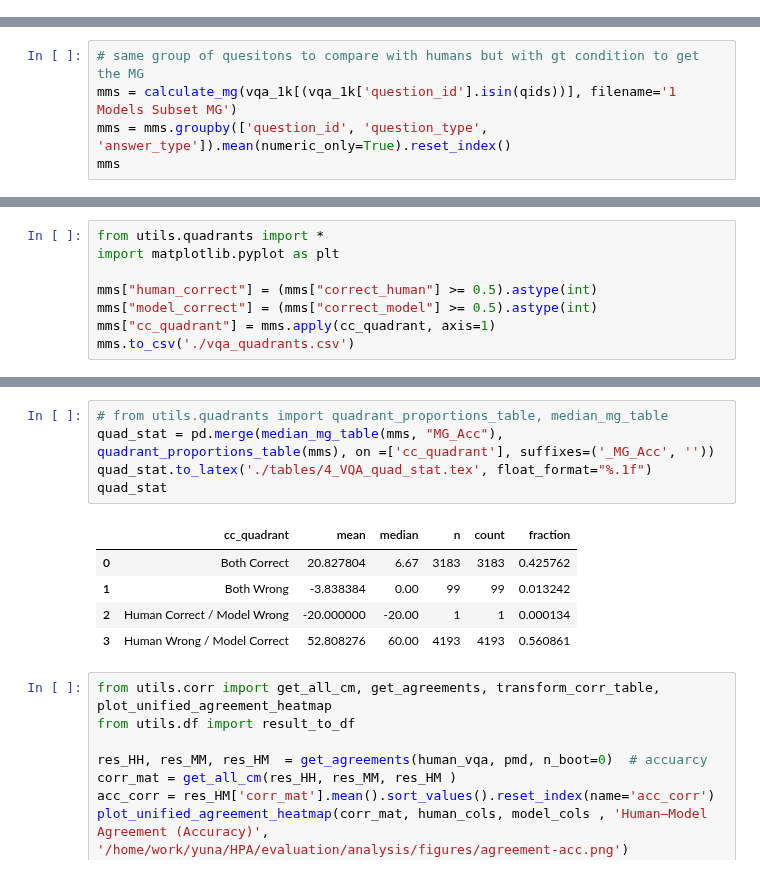
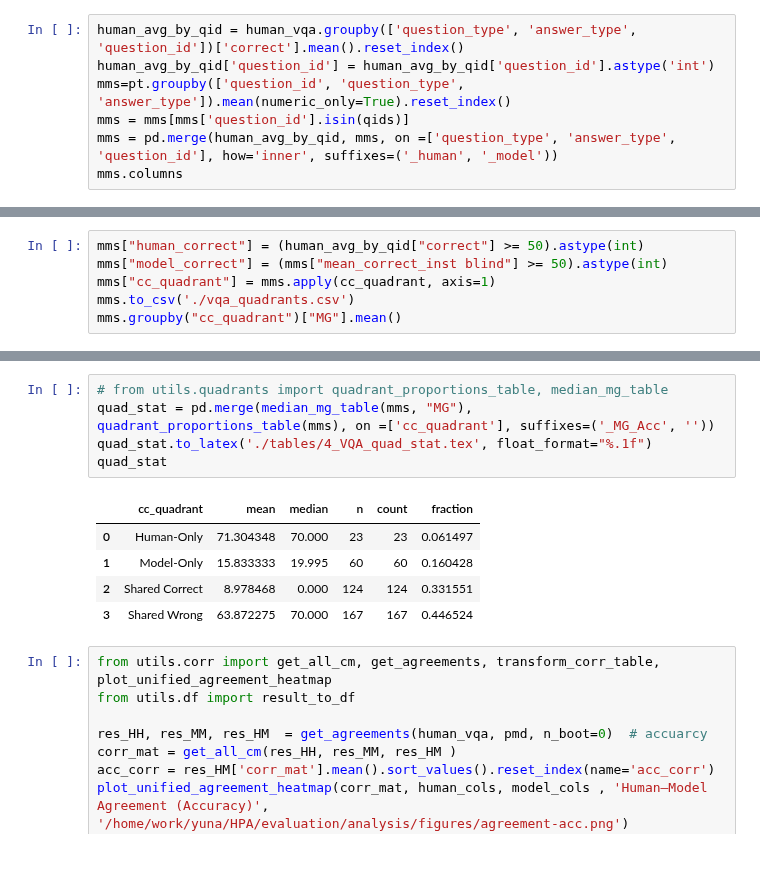
Before and after one commit to unolop/HPA, a Jupyter notebook: evaluation/analysis/A1_vqa.ipynb, the cells around one changed output, grey strips where cells are left out. Saved outputs shown, nothing was run; the diff lists cells and outputs as text.

```diff
--- a/evaluation/analysis/A1_vqa.ipynb
+++ b/evaluation/analysis/A1_vqa.ipynb
@@ -91,0 +103,7 @@ print(vqa_1k.condition.unique(),'condition mapped to-> ', model_vqa.condition.un
+# %%
+human_avg_by_qid = human_vqa.groupby(['question_type', 'answer_type', 'question_id'])['correct'].mean().reset_index()
+human_avg_by_qid['question_id'] = human_avg_by_qid['question_id'].astype('int')
+mms=pt.groupby(['question_id', 'question_type', 'answer_type']).mean(numeric_only=True).reset_index()
+mms = mms[mms['question_id'].isin(qids)]
+mms = pd.merge(human_avg_by_qid, mms, on =['question_type', 'answer_type', 'question_id'], how='inner', suffixes=('_human', '_model'))
+mms.columns
@@ -159,5 +147,0 @@ ag
-# %%
-# same group of quesitons to compare with humans but with gt condition to get the MG
-mms = calculate_mg(vqa_1k[(vqa_1k['question_id'].isin(qids))], filename='1 Models Subset MG')
-mms = mms.groupby(['question_id', 'question_type', 'answer_type']).mean(numeric_only=True).reset_index()
-mms
@@ -178,8 +164,6 @@ mms
 # %%
-from utils.quadrants import *
-import matplotlib.pyplot as plt
-
-mms["human_correct"] = (mms["correct_human"] >= 0.5).astype(int)
-mms["model_correct"] = (mms["correct_model"] >= 0.5).astype(int)
+mms["human_correct"] = (human_avg_by_qid["correct"] >= 50).astype(int)
+mms["model_correct"] = (mms["mean_correct_inst blind"] >= 50).astype(int)
 mms["cc_quadrant"] = mms.apply(cc_quadrant, axis=1)
 mms.to_csv('./vqa_quadrants.csv')
+mms.groupby("cc_quadrant")["MG"].mean()
@@ -233,14 +212,14 @@ pd.concat(examples).to_csv('./tables/4-quadrant-ex.csv')
 # %%
 # from utils.quadrants import quadrant_proportions_table, median_mg_table
-quad_stat = pd.merge(median_mg_table(mms, "MG_Acc"), quadrant_proportions_table(mms), on =['cc_quadrant'], suffixes=('_MG_Acc', ''))
+quad_stat = pd.merge(median_mg_table(mms, "MG"), quadrant_proportions_table(mms), on =['cc_quadrant'], suffixes=('_MG_Acc', ''))
 quad_stat.to_latex('./tables/4_VQA_quad_stat.tex', float_format="%.1f")
 quad_stat
 # %% [output]
 |  | cc_quadrant | mean | median | n | count | fraction |
-| 0 | Both Correct | 20.827804 | 6.67 | 3183 | 3183 | 0.425762 |
-| 1 | Both Wrong | -3.838384 | 0.00 | 99 | 99 | 0.013242 |
-| 2 | Human Correct / Model Wrong | -20.000000 | -20.00 | 1 | 1 | 0.000134 |
-| 3 | Human Wrong / Model Correct | 52.808276 | 60.00 | 4193 | 4193 | 0.560861 |
+| 0 | Human-Only | 71.304348 | 70.000 | 23 | 23 | 0.061497 |
+| 1 | Model-Only | 15.833333 | 19.995 | 60 | 60 | 0.160428 |
+| 2 | Shared Correct | 8.978468 | 0.000 | 124 | 124 | 0.331551 |
+| 3 | Shared Wrong | 63.872275 | 70.000 | 167 | 167 | 0.446524 |
 # %%
 from utils.corr import get_all_cm, get_agreements, transform_corr_table, plot_unified_agreement_heatmap
 from utils.df import result_to_df
```
Also changed, not shown: parts of 18 cells of this notebook, 9 other files.
